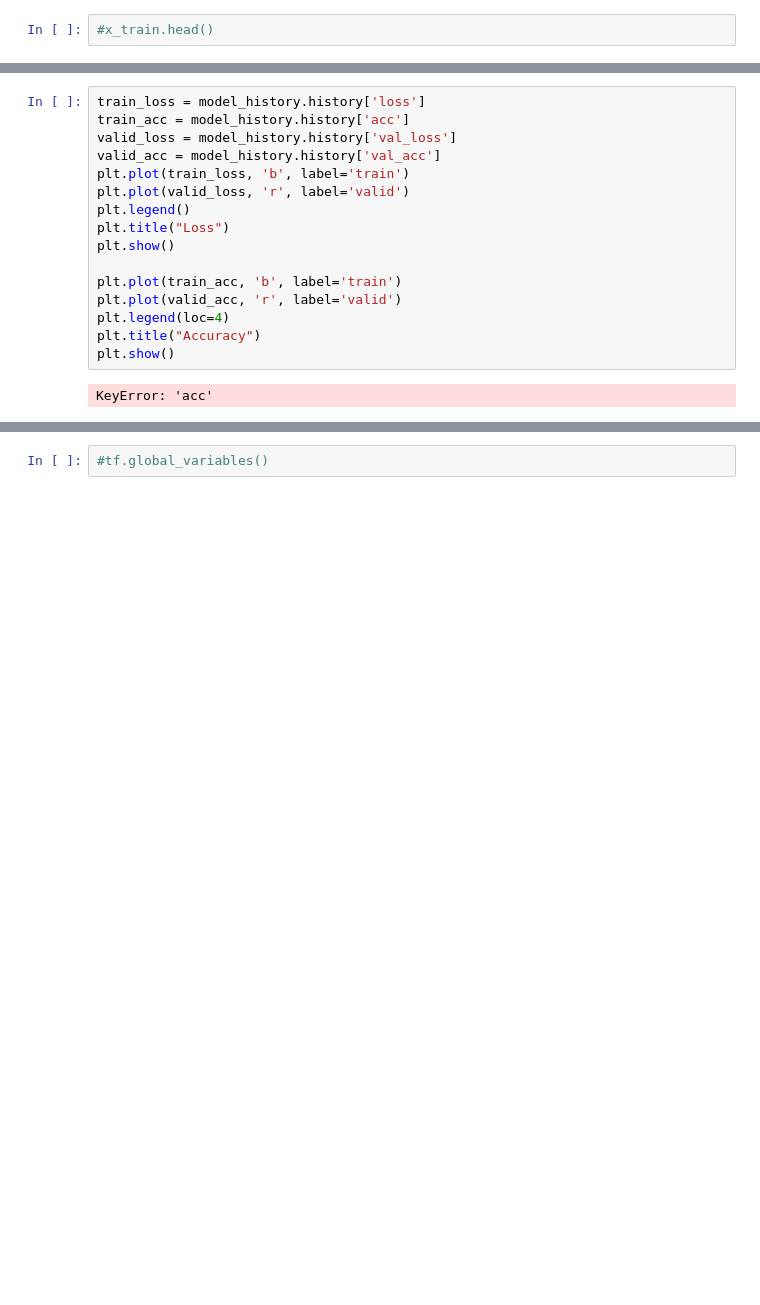
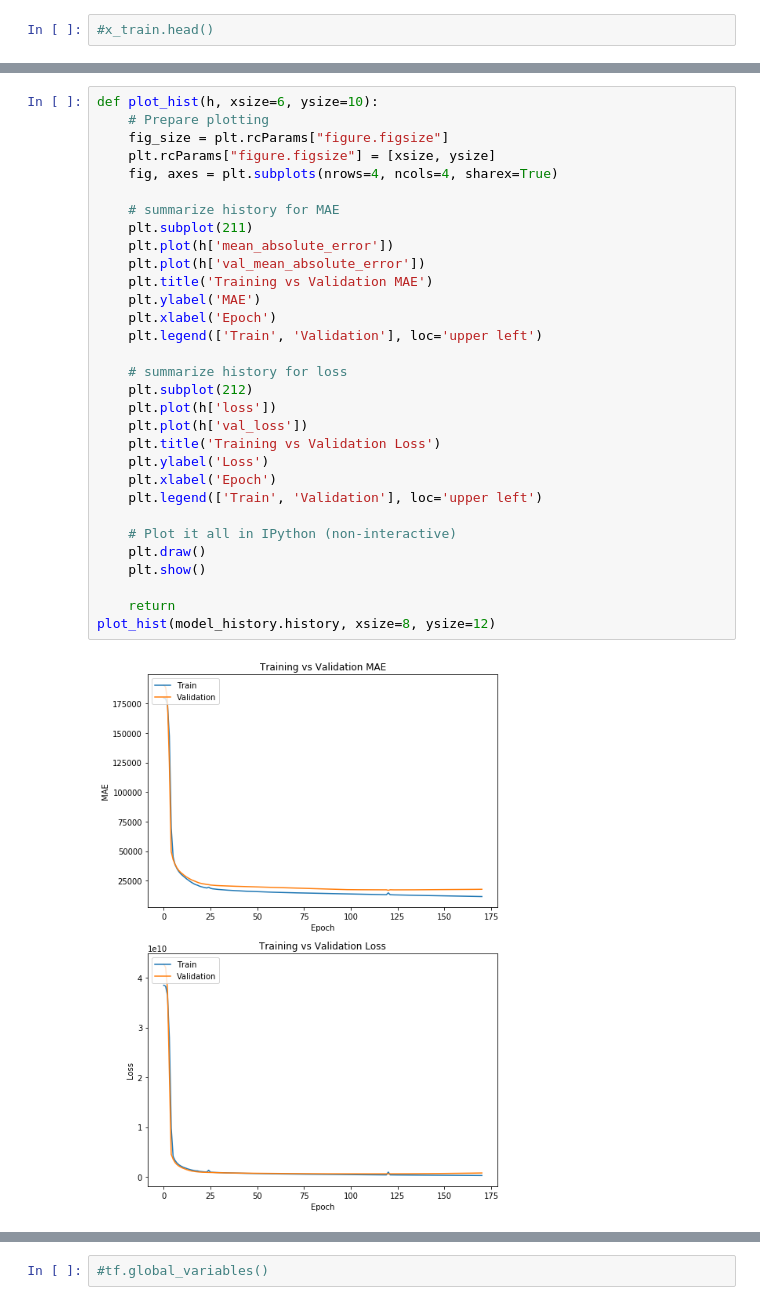
Before and after one commit to willnien10005914/VPA, a Jupyter notebook: housing.ipynb, the cells around one changed output, grey strips where cells are left out. Drawn from its saved outputs; the diff is of its cells as text; blank space fills up the shorter version.

```diff
--- a/housing.ipynb
+++ b/housing.ipynb
@@ -527,18 +600,33 @@ Epoch 300/300
-# %%
-train_loss = model_history.history['loss']
-train_acc = model_history.history['acc']
-valid_loss = model_history.history['val_loss']
-valid_acc = model_history.history['val_acc']
-plt.plot(train_loss, 'b', label='train')
-plt.plot(valid_loss, 'r', label='valid')
-plt.legend()
-plt.title("Loss")
-plt.show()
-
-plt.plot(train_acc, 'b', label='train')
-plt.plot(valid_acc, 'r', label='valid')
-plt.legend(loc=4)
-plt.title("Accuracy")
-plt.show()
-# %% [output]
-KeyError: 'acc'
+# %%
+def plot_hist(h, xsize=6, ysize=10):
+    # Prepare plotting
+    fig_size = plt.rcParams["figure.figsize"]
+    plt.rcParams["figure.figsize"] = [xsize, ysize]
+    fig, axes = plt.subplots(nrows=4, ncols=4, sharex=True)
+
+    # summarize history for MAE
+    plt.subplot(211)
+    plt.plot(h['mean_absolute_error'])
+    plt.plot(h['val_mean_absolute_error'])
+    plt.title('Training vs Validation MAE')
+    plt.ylabel('MAE')
+    plt.xlabel('Epoch')
+    plt.legend(['Train', 'Validation'], loc='upper left')
+
+    # summarize history for loss
+    plt.subplot(212)
+    plt.plot(h['loss'])
+    plt.plot(h['val_loss'])
+    plt.title('Training vs Validation Loss')
+    plt.ylabel('Loss')
+    plt.xlabel('Epoch')
+    plt.legend(['Train', 'Validation'], loc='upper left')
+
+    # Plot it all in IPython (non-interactive)
+    plt.draw()
+    plt.show()
+
+    return
+plot_hist(model_history.history, xsize=8, ysize=12)
+# %% [output]
+[figure, added]
```
Also changed, not shown: parts of 22 cells of this notebook.
